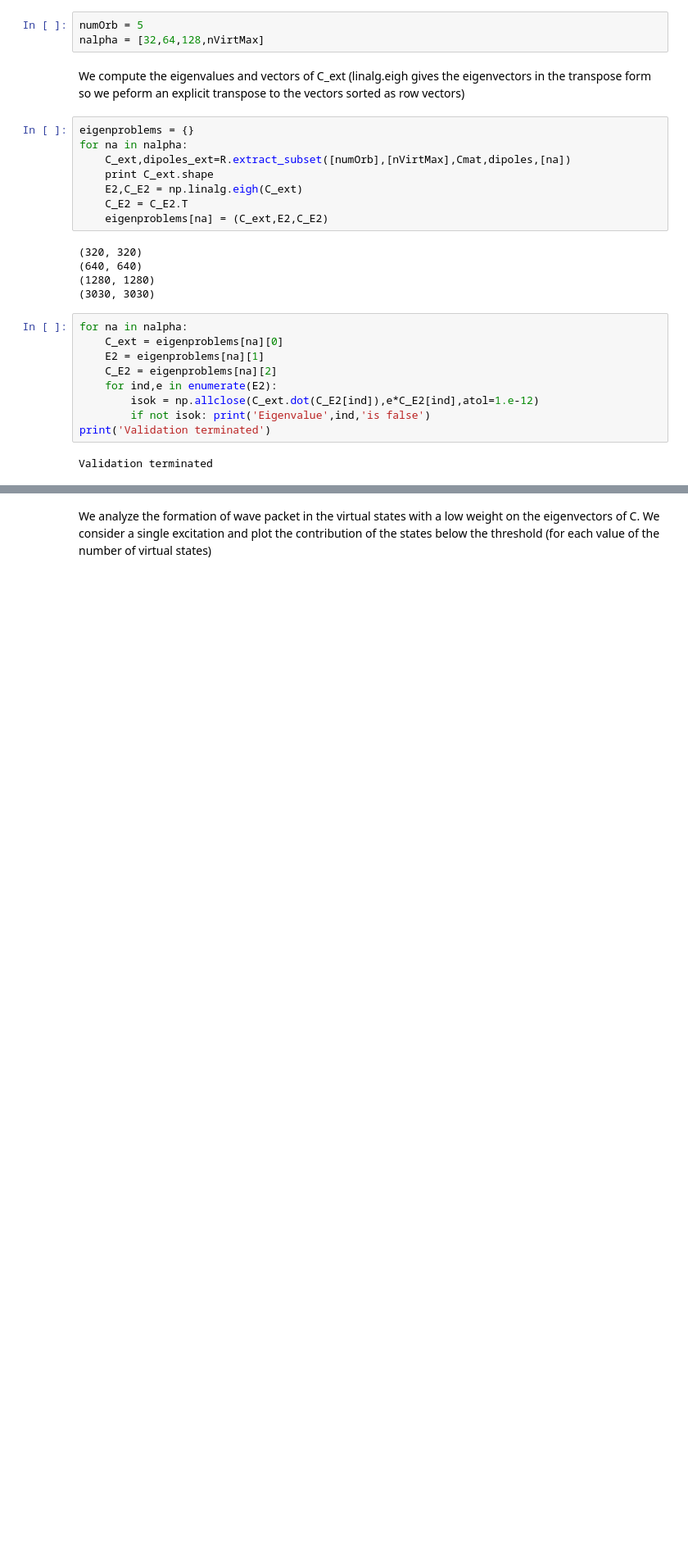
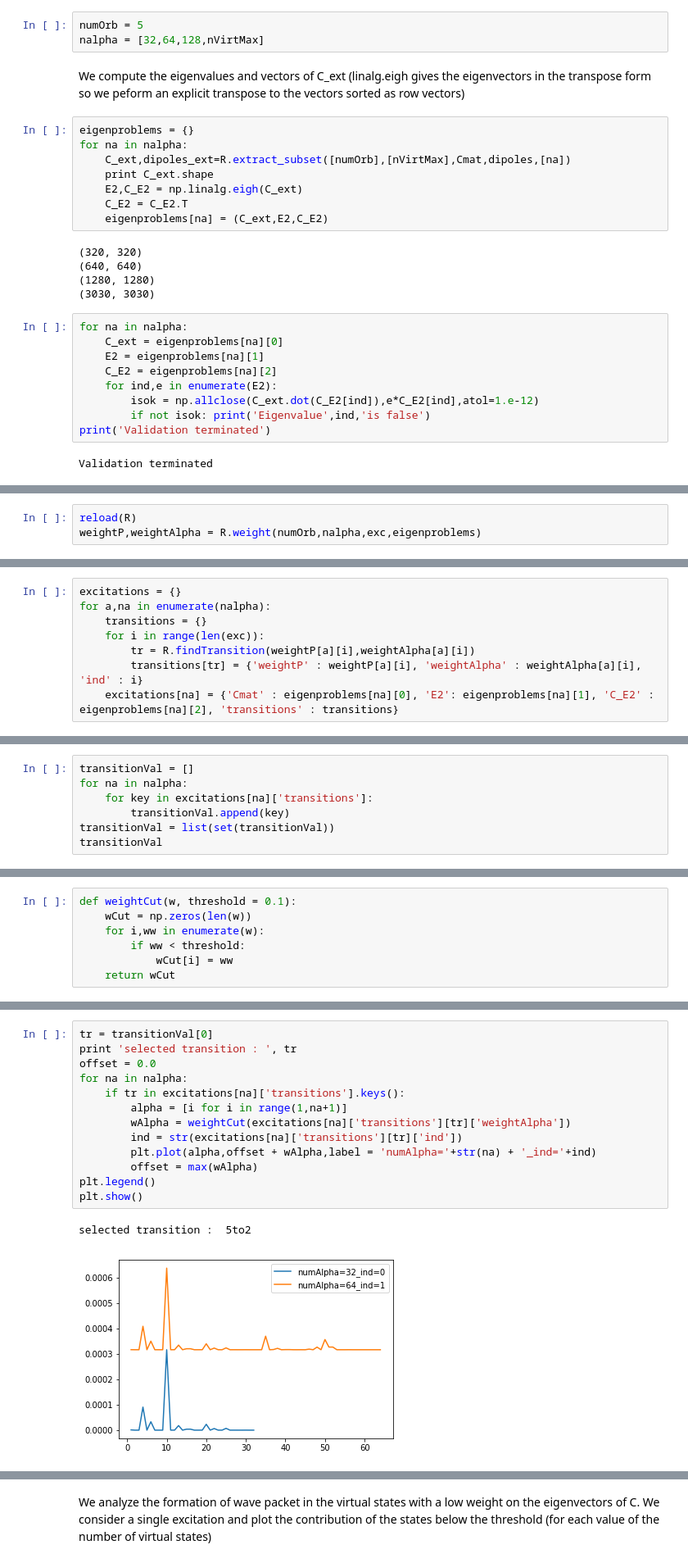
Before and after one commit to luigigenovese/KPM-nb, a Jupyter notebook: POLARIZABILITY/N2/Analysis_of_Excitonic_States.ipynb, the cells around one changed output, grey strips where cells are left out. Shown: that part at 82% size. Saved outputs shown, nothing was run; the diff lists cells and outputs as text; blank space fills up the shorter version.

```diff
--- a/POLARIZABILITY/N2/Analysis_of_Excitonic_States.ipynb
+++ b/POLARIZABILITY/N2/Analysis_of_Excitonic_States.ipynb
@@ -102,0 +67,3 @@ Exctation number : 1  energy =  0.268571229762
+# %%
+reload(R)
+weightP,weightAlpha = R.weight(numOrb,nalpha,exc,eigenproblems)
@@ -102,0 +91,8 @@ Exctation number : 1  energy =  0.268571229762
+# %%
+excitations = {}
+for a,na in enumerate(nalpha):
+    transitions = {}
+    for i in range(len(exc)):
+        tr = R.findTransition(weightP[a][i],weightAlpha[a][i])
+        transitions[tr] = {'weightP' : weightP[a][i], 'weightAlpha' : weightAlpha[a][i], 'ind' : i}
+    excitations[na] = {'Cmat' : eigenproblems[na][0], 'E2': eigenproblems[na][1], 'C_E2' : eigenproblems[na][2], 'transitions' : transitions}
@@ -102,0 +122,7 @@ Exctation number : 1  energy =  0.268571229762
+# %%
+transitionVal = []
+for na in nalpha:
+    for key in excitations[na]['transitions']:
+        transitionVal.append(key)
+transitionVal = list(set(transitionVal))
+transitionVal
@@ -102,0 +133,7 @@ Exctation number : 1  energy =  0.268571229762
+# %%
+def weightCut(w, threshold = 0.1):
+    wCut = np.zeros(len(w))
+    for i,ww in enumerate(w):
+        if ww < threshold:
+            wCut[i] = ww
+    return wCut
@@ -102,0 +146,16 @@ Exctation number : 1  energy =  0.268571229762
+# %%
+tr = transitionVal[0]
+print 'selected transition : ', tr
+offset = 0.0
+for na in nalpha:
+    if tr in excitations[na]['transitions'].keys():
+        alpha = [i for i in range(1,na+1)]
+        wAlpha = weightCut(excitations[na]['transitions'][tr]['weightAlpha'])
+        ind = str(excitations[na]['transitions'][tr]['ind'])
+        plt.plot(alpha,offset + wAlpha,label = 'numAlpha='+str(na) + '_ind='+ind)
+        offset = max(wAlpha)
+plt.legend()
+plt.show()
+# %% [output]
+selected transition :  5to2
+[figure, added]
```
Also changed, not shown: parts of 14 cells of this notebook, 1 other file.
